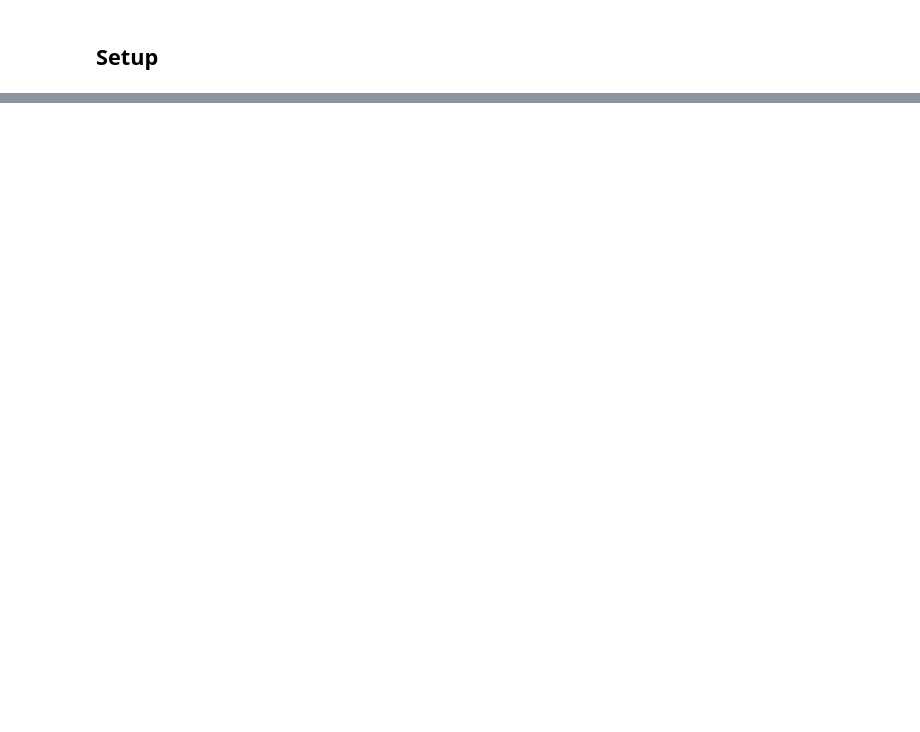
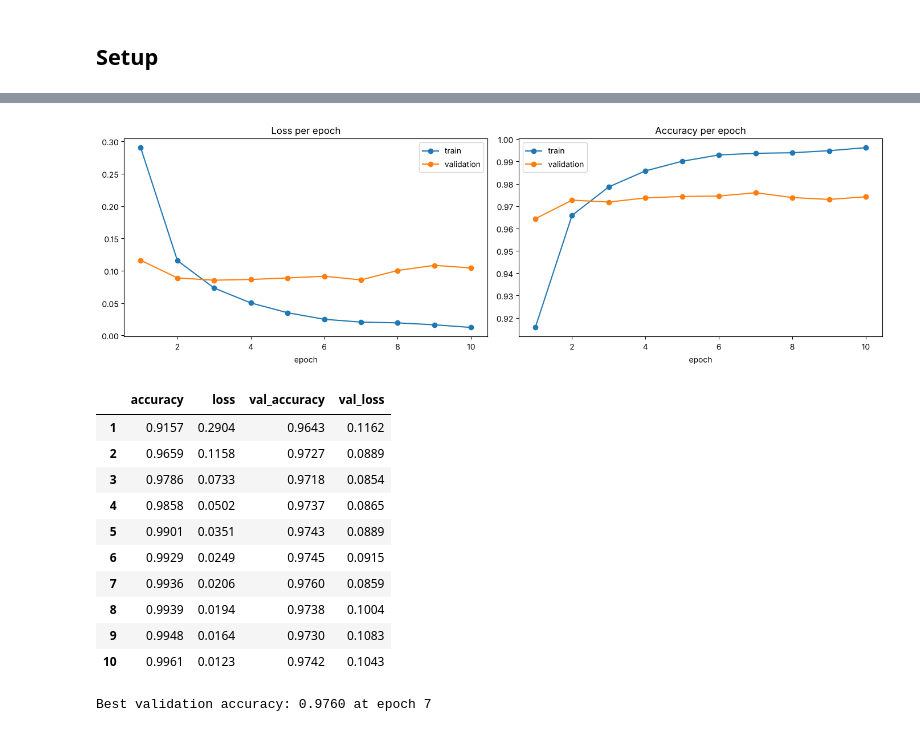
Before and after one commit to Raphzaf/DI-Bootcamp-Stage2, a Jupyter notebook: Week9/Day4/Daily_challenge/main.ipynb, the cells around one changed output, grey strips where cells are left out. Cells and saved outputs as stored; diff of their text form; code cells hidden in the pictures; blank space fills up the shorter version.

```diff
--- a/Week9/Day4/Daily_challenge/main.ipynb
+++ b/Week9/Day4/Daily_challenge/main.ipynb
@@ -400,0 +82,15 @@ PC1 is a general "overall strength" axis (all stats load positively), and PC2 mo
+# %%
+def build_model(hidden_units=(256, 128), learning_rate=0.001, dropout=0.0):
+    model = models.Sequential([layers.Input(shape=(28, 28)), layers.Flatten()])  # 28x28 -> 784
+    for units in hidden_units:
+        model.add(layers.Dense(units, activation='relu'))
+        if dropout > 0:
+            model.add(layers.Dropout(dropout))
+    model.add(layers.Dense(10, activation='softmax'))
+    model.compile(optimizer=tf.keras.optimizers.Adam(learning_rate=learning_rate),
+                  loss='categorical_crossentropy', metrics=['accuracy'])
+    return model
+
+# Two hidden layers (256 and 128 neurons, ReLU) + softmax output over 10 classes
+model = build_model(hidden_units=(256, 128))
+model.summary()
@@ -400,0 +120,3 @@ PC1 is a general "overall strength" axis (all stats load positively), and PC2 mo
+# %%
+# 10 epochs, with 10% of the training set held out as a validation set
+history = model.fit(x_train, y_train_oh, epochs=10, batch_size=128, validation_split=0.1, verbose=2)
@@ -400,0 +144,34 @@ PC1 is a general "overall strength" axis (all stats load positively), and PC2 mo
+# %%
+hist = pd.DataFrame(history.history)
+hist.index = hist.index + 1
+
+fig, axes = plt.subplots(1, 2, figsize=(14, 4.5))
+axes[0].plot(hist['loss'], 'o-', label='train')
+axes[0].plot(hist['val_loss'], 'o-', label='validation')
+axes[0].set_title('Loss per epoch')
+axes[0].set_xlabel('epoch')
+axes[0].legend()
+axes[1].plot(hist['accuracy'], 'o-', label='train')
+axes[1].plot(hist['val_accuracy'], 'o-', label='validation')
+axes[1].set_title('Accuracy per epoch')
+axes[1].set_xlabel('epoch')
+axes[1].legend()
+plt.tight_layout()
+plt.show()
+
+display(hist.round(4))
+print(f"Best validation accuracy: {hist['val_accuracy'].max():.4f} at epoch {hist['val_accuracy'].idxmax()}")
+# %% [output]
+[figure, added]
+|  | accuracy | loss | val_accuracy | val_loss |
+| 1 | 0.9157 | 0.2904 | 0.9643 | 0.1162 |
+| 2 | 0.9659 | 0.1158 | 0.9727 | 0.0889 |
+| 3 | 0.9786 | 0.0733 | 0.9718 | 0.0854 |
+| 4 | 0.9858 | 0.0502 | 0.9737 | 0.0865 |
+| 5 | 0.9901 | 0.0351 | 0.9743 | 0.0889 |
+| 6 | 0.9929 | 0.0249 | 0.9745 | 0.0915 |
+| 7 | 0.9936 | 0.0206 | 0.9760 | 0.0859 |
+| 8 | 0.9939 | 0.0194 | 0.9738 | 0.1004 |
+| 9 | 0.9948 | 0.0164 | 0.9730 | 0.1083 |
+| 10 | 0.9961 | 0.0123 | 0.9742 | 0.1043 |
+Best validation accuracy: 0.9760 at epoch 7
```
Also changed, not shown: parts of 57 cells of this notebook.
